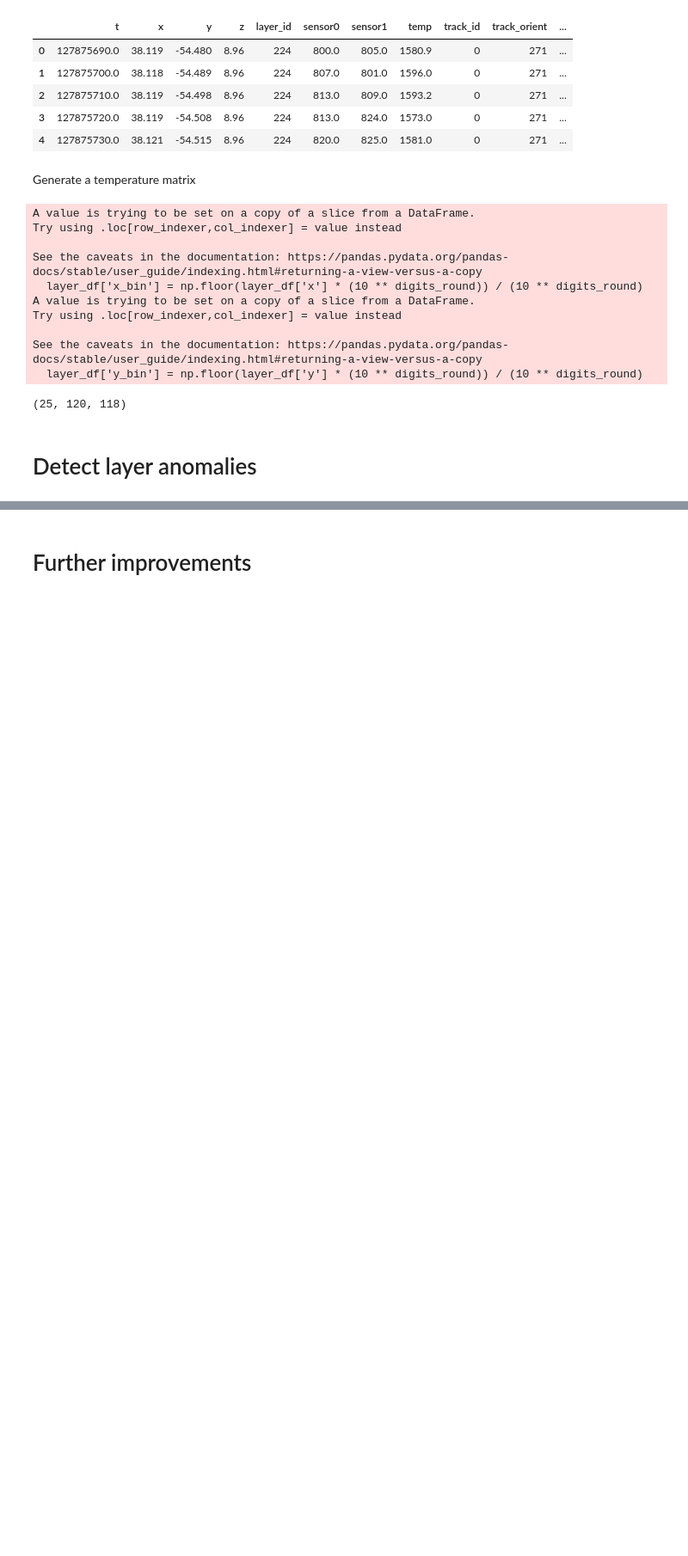
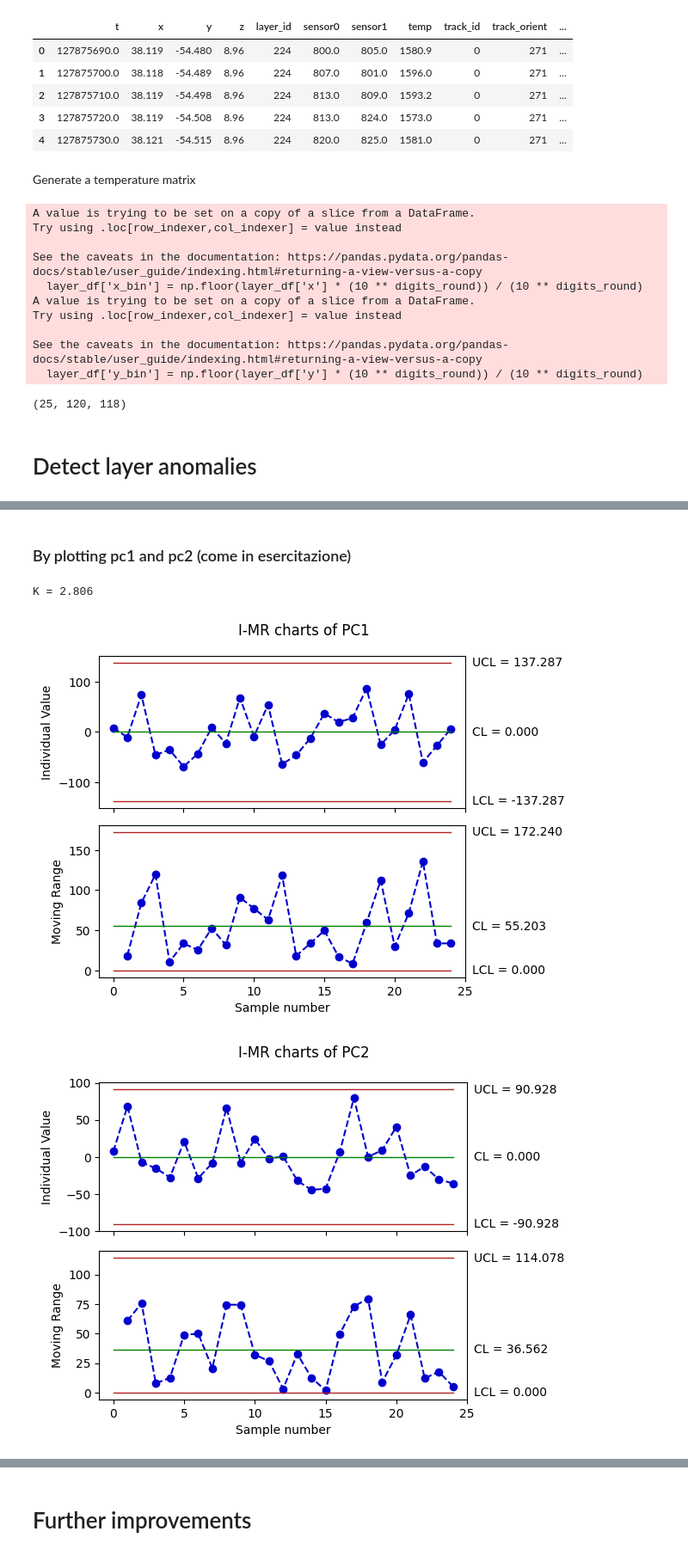
Before and after one commit to Cimap-dev/qda-project, a Jupyter notebook: pca_25_layerwise.ipynb, the cells around one changed output, grey strips where cells are left out. Shown at 86% size. Drawn from its saved outputs; the diff is of its cells as text; code cells hidden in the pictures; blank space fills up the shorter version.

```diff
--- a/pca_25_layerwise.ipynb
+++ b/pca_25_layerwise.ipynb
@@ -138,0 +201,18 @@ Shapiro-wilk test p-value = 0.000
+# %% [markdown]
+### By plotting pc1 and pc2 (come in esercitazione)
+# %%
+# Lets compute the K_alpha
+alpha_fam = 0.01
+alpha = 1 - (1 - alpha_fam)**(1/2)
+
+K_alpha = stats.norm.ppf(1 - alpha/2)
+print('K = {:.3f}'.format(K_alpha))
+# %% [output]
+K = 2.806
+# %%
+Z_df = pd.DataFrame(Z, columns=[f"PC{i+1}" for i in range(Z.shape[1])])
+_ = qda.ControlCharts.IMR(Z_df, "PC1", K=K_alpha)
+_ = qda.ControlCharts.IMR(Z_df, "PC2", K=K_alpha)
+# %% [output]
+[figure, added]
+[figure, added]
```
Also changed, not shown: parts of 15 cells of this notebook, 3 other files.
